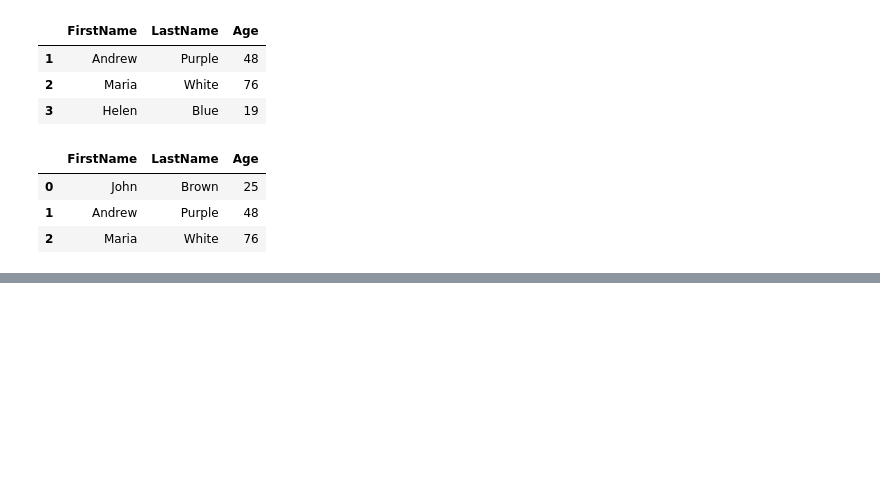
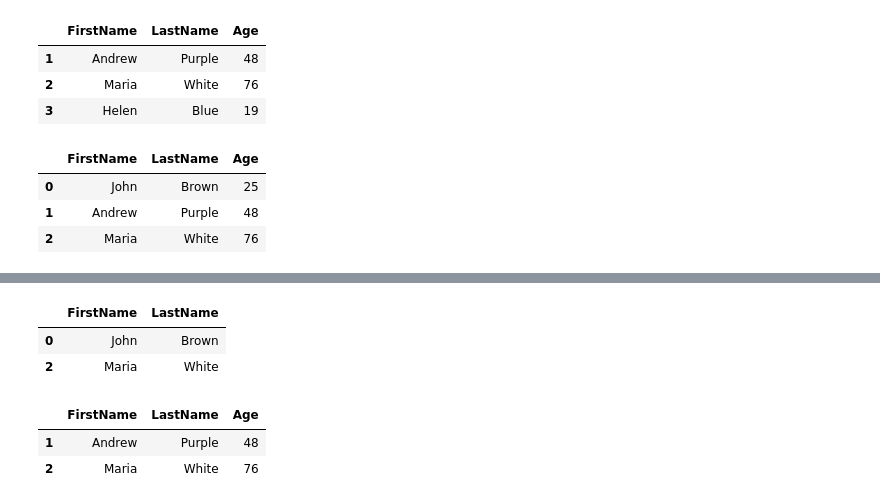
Before and after one commit to pavlekovic/Python-501, a Jupyter notebook: python-for-data/Pandas Intro.ipynb, the cells around one changed output, grey strips where cells are left out. Saved outputs shown, nothing was run; the diff lists cells and outputs as text; code cells hidden in the pictures; blank space fills up the shorter version.

```diff
--- a/python-for-data/Pandas Intro.ipynb
+++ b/python-for-data/Pandas Intro.ipynb
@@ -453,0 +535,62 @@ df = pd.DataFrame(dict)
+# %%
+# iloc, what is it and what can you do with it?
+#The iloc property gets, or sets, the value(s) of the specified indexes.
+
+# Create a dictionary
+dict = [
+    {'FirstName': 'John', 'LastName': 'Brown', 'Age': 25},
+    {'FirstName': 'Andrew', 'LastName': 'Purple', 'Age': 48},
+    {'FirstName': 'Maria', 'LastName': 'White', 'Age': 76},
+    {'FirstName': 'Helen', 'LastName': 'Blue', 'Age': 19}
+]
+# Make it DF with DataFrame command
+df = pd.DataFrame(dict)
+
+# Can be used to select a single row
+newdf = df.iloc[[2]]
+newdf
+
+# Or multiple rows
+newdf = df.iloc[[1,2]]
+newdf
+
+# A range or rows (note single brackets)
+newdf = df.iloc[0:2]
+newdf
+
+# Can specify both rows and columns to select - first bracket defines rows, second columns
+newdf = df.iloc[[0, 2], [0, 1]]
+newdf
+# %% [output]
+|  | FirstName | LastName |
+| 0 | John | Brown |
+| 2 | Maria | White |
+# %%
+# What about loc?
+# The loc property gets, or sets, the value(s) of the specified labels/indices.
+
+# Create a dictionary
+dict = [
+    {'FirstName': 'John', 'LastName': 'Brown', 'Age': 25},
+    {'FirstName': 'Andrew', 'LastName': 'Purple', 'Age': 48},
+    {'FirstName': 'Maria', 'LastName': 'White', 'Age': 76},
+    {'FirstName': 'Helen', 'LastName': 'Blue', 'Age': 19}
+]
+# Make it DF with DataFrame command
+df = pd.DataFrame(dict)
+
+# To get row with an index 0
+newdf = df.loc[[0]]
+newdf
+
+# To get rows with an indiced 1 and 2
+newdf = df.loc[[1,2]]
+newdf
+
+# To get Age in row with an index 0
+newdf = df.loc[[0],['Age']]
+newdf
+# %% [output]
+|  | FirstName | LastName | Age |
+| 1 | Andrew | Purple | 48 |
+| 2 | Maria | White | 76 |
```
Also changed, not shown: parts of 7 cells of this notebook.
